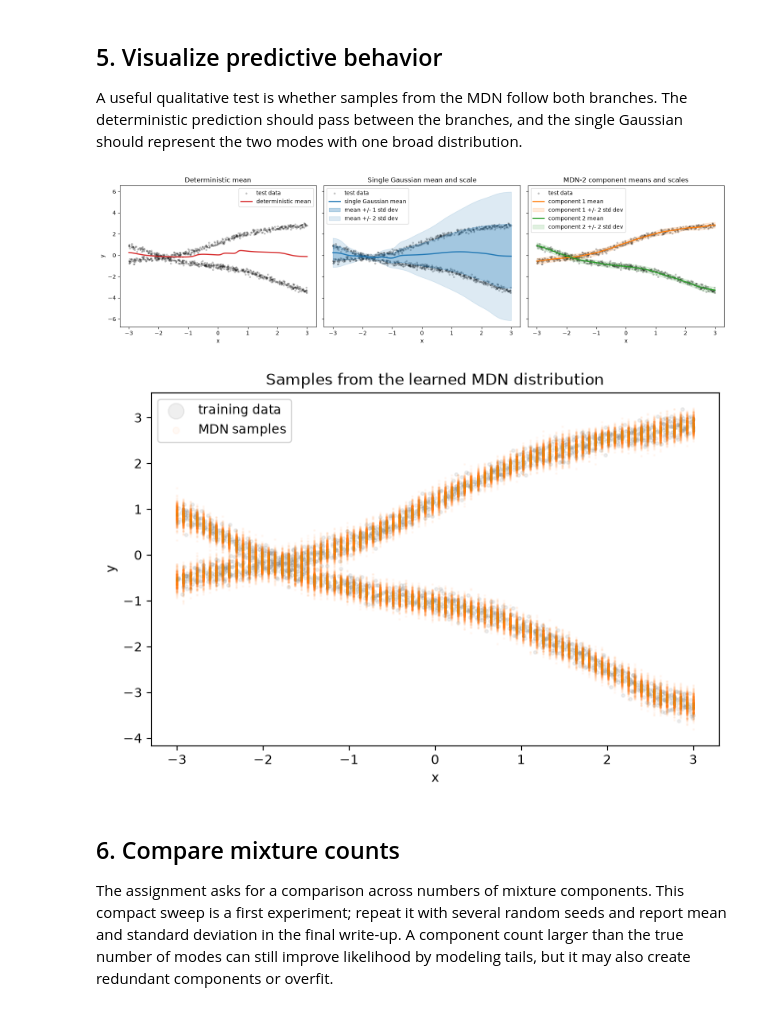
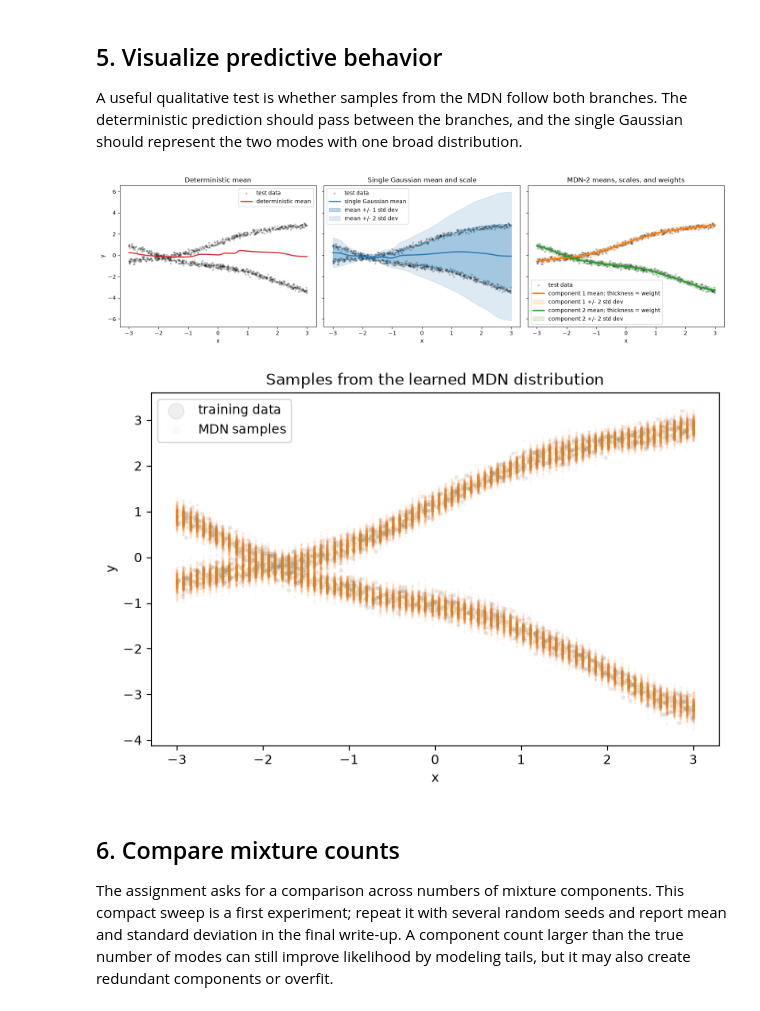
Before and after one commit to jvtricking/CS6956-MDN, a Jupyter notebook: mdn_2d_starter.ipynb, the cells around one changed output. Saved outputs shown, nothing was run; the diff lists cells and outputs as text; code cells hidden in the pictures.

Commit message:
line thickness in the third subplot now represents component weight

```diff
--- a/mdn_2d_starter.ipynb
+++ b/mdn_2d_starter.ipynb
@@ -267,53 +267,50 @@ axes[1].fill_between(
 )
 axes[1].fill_between(
     x_grid[:, 0].cpu(),
     (gaussian_mean - 2 * gaussian_scale)[:, 0], # 2 standard deviations below the mean
     (gaussian_mean + 2 * gaussian_scale)[:, 0], # 2 standard deviations above the mean
     color='tab:blue',
     alpha=0.15,
     label='mean +/- 2 std dev'
 )
 axes[1].set_title('Single Gaussian mean and scale')
 axes[1].legend()
 
-# Show each MDN component like the single-Gaussian panel: mean plus approximately 95% spread.
+# Encode each component's mixture weight with the thickness of its mean curve.
 component_colors = ['tab:orange', 'tab:green']
 for component, color in enumerate(component_colors):
-    axes[2].plot(
-        x_grid[:, 0].cpu(),
-        mdn_means[:, component],
-        color=color,
-        linewidth=2,
-        label=f'component {component + 1} mean'
-    )
-    # axes[2].fill_between(
-    #     x_grid[:, 0].cpu(),
-    #     (mdn_means[:, component] - 1 * mdn_scales[:, component]).cpu(),
-    #     (mdn_means[:, component] + 1 * mdn_scales[:, component]).cpu(),
-    #     color=color,
-    #     alpha=0.30,
-    #     label=f'component {component + 1} +/- 1 std dev'
-    # )
+    x_values = x_grid[:, 0].cpu().numpy()
+    mean_values = mdn_means[:, component].numpy()
+    weight_values = mdn_weights[:, component].numpy()
+    for start in range(len(x_values) - 1):
+        axes[2].plot(
+            x_values[start:start + 2],
+            mean_values[start:start + 2],
+            color=color,
+            linewidth=0.8 + 4.0 * (weight_values[start] + weight_values[start + 1]) / 2,
+            solid_capstyle='round',
+        )
+    axes[2].plot([], [], color=color, linewidth=2.5, label=f'component {component + 1} mean; thickness = weight')
     axes[2].fill_between(
         x_grid[:, 0].cpu(),
         (mdn_means[:, component] - 2 * mdn_scales[:, component]).cpu(),
         (mdn_means[:, component] + 2 * mdn_scales[:, component]).cpu(),
         color=color,
         alpha=0.15,
         label=f'component {component + 1} +/- 2 std dev'
     )
 
-axes[2].set_title('MDN-2 component means and scales')
+axes[2].set_title('MDN-2 means, scales, and weights')
 axes[2].legend()
 for axis in axes:
     axis.set_xlabel('x')
 axes[0].set_ylabel('y')
 plt.tight_layout()
 plt.show()
 # %% [output]
-[figure, old version]
+[figure, new version]
 # %%
-sample_count = 100
+sample_count = 1000
 x_sample = torch.linspace(-3, 3, 80).reshape(-1, 1).to(DEVICE)
 with torch.no_grad():
     # Draw many samples to reveal the two learned conditional branches.
@@ -328,7 +325,7 @@ plt.title('Samples from the learned MDN distribution')
 plt.legend(markerscale=5)
 plt.show()
 # %% [output]
-[figure, old version]
+[figure, new version]
 # %% [markdown]
 ## 6. Compare mixture counts
 
```
